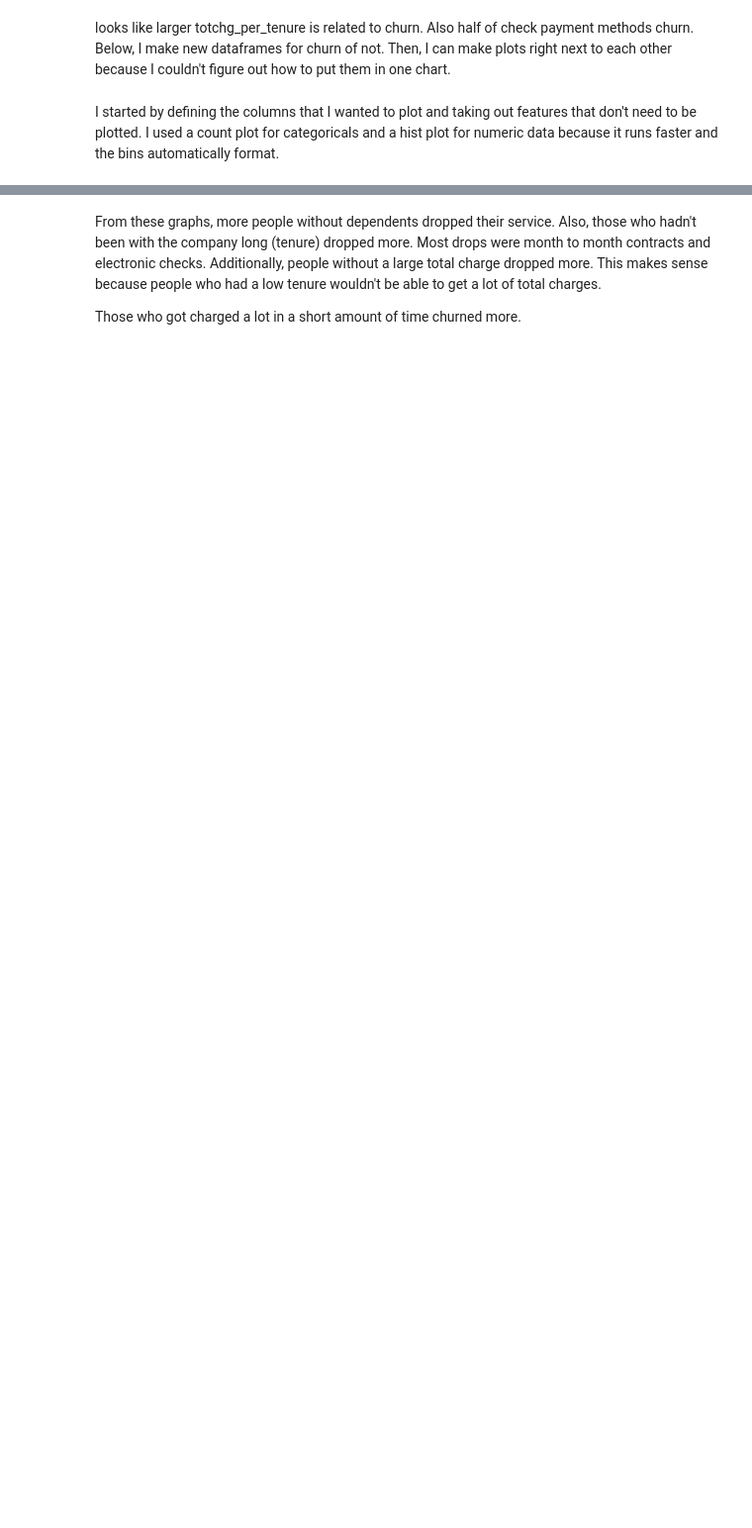
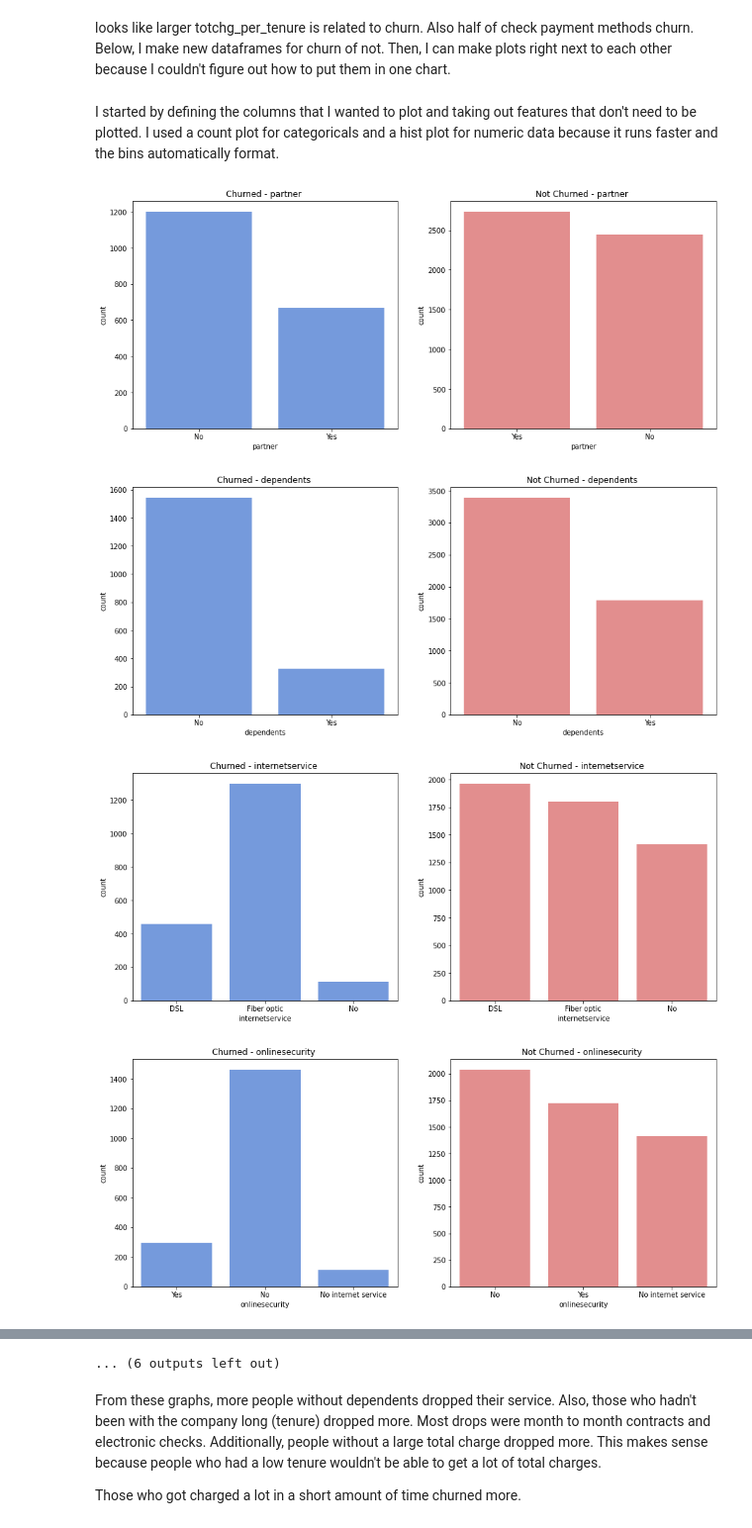
Before and after one commit to GriffinRiner/bsc-phase-three-project, a Jupyter notebook: notebooks/exploratory/Warren/EDA.ipynb, the cells around one changed output, grey strips where cells are left out. Shown at 99% size. Saved outputs shown, nothing was run; the diff lists cells and outputs as text; code cells hidden in the pictures; blank space fills up the shorter version.

```diff
--- a/notebooks/exploratory/Warren/EDA.ipynb
+++ b/notebooks/exploratory/Warren/EDA.ipynb
@@ -122,22 +171,27 @@ not_churned = df_raw.loc[df_raw['churn'] == 'No']
 I started by defining the columns that I wanted to plot and taking out features that don't need to be plotted. I used a count plot for categoricals and a hist plot for numeric data because it runs faster and the bins automatically format.
 # %%
 interesting_cols = ['partner','dependents','internetservice','onlinesecurity','onlinebackup',
-              'deviceprotection','techsupport','contract','paperlessbilling','paymentmethod','single_parent','phone_and_internet','seniorCitizen']
+              'deviceprotection','techsupport','contract','paperlessbilling','paymentmethod','single_parent','phone_and_internet','seniorcitizen']
 
 numerics = ['tenure','monthlycharges','totalcharges','totchg_per_tenure','monthly_div_tot']
 
 for col in churned[interesting_cols]:
     fig, ax = plt.subplots(nrows=1,ncols=2,figsize=(15,6))
 
     sns.countplot(x=col,data=churned,ax=ax[0],color='cornflowerblue',orient='h')
     sns.countplot(x=col,data=not_churned,ax=ax[1],color='lightcoral',orient='h')
     ax[0].title.set_text(f'Churned - {col} ')
     ax[1].title.set_text(f'Not Churned - {col} ')
 
 for col in churned[numerics]:
     fig, ax = plt.subplots(nrows=1,ncols=2,figsize=(15,6))
 
     sns.histplot(x=col,data=churned,ax=ax[0],color='cornflowerblue',bins=10)
     sns.histplot(x=col,data=not_churned,ax=ax[1],color='lightcoral',bins=10)
     ax[0].title.set_text(f'Churned - {col} ')
     ax[1].title.set_text(f'Not Churned - {col} ')
+# %% [output]
+[figure, added]
+[figure, added]
+[figure, added]
+[figure, added]
@@ -144,3 +206,4 @@ for col in churned[numerics]:
+... (6 outputs left out)
 # %% [markdown]
 From these graphs, more people without dependents dropped their service. Also, those who hadn't been with the company long (tenure) dropped more. Most drops were month to month contracts and electronic checks. Additionally, people without a large total charge dropped more. This makes sense because people who had a low tenure wouldn't be able to get a lot of total charges.
 
```
Also changed, not shown: parts of 6 cells of this notebook, 14 other files.
